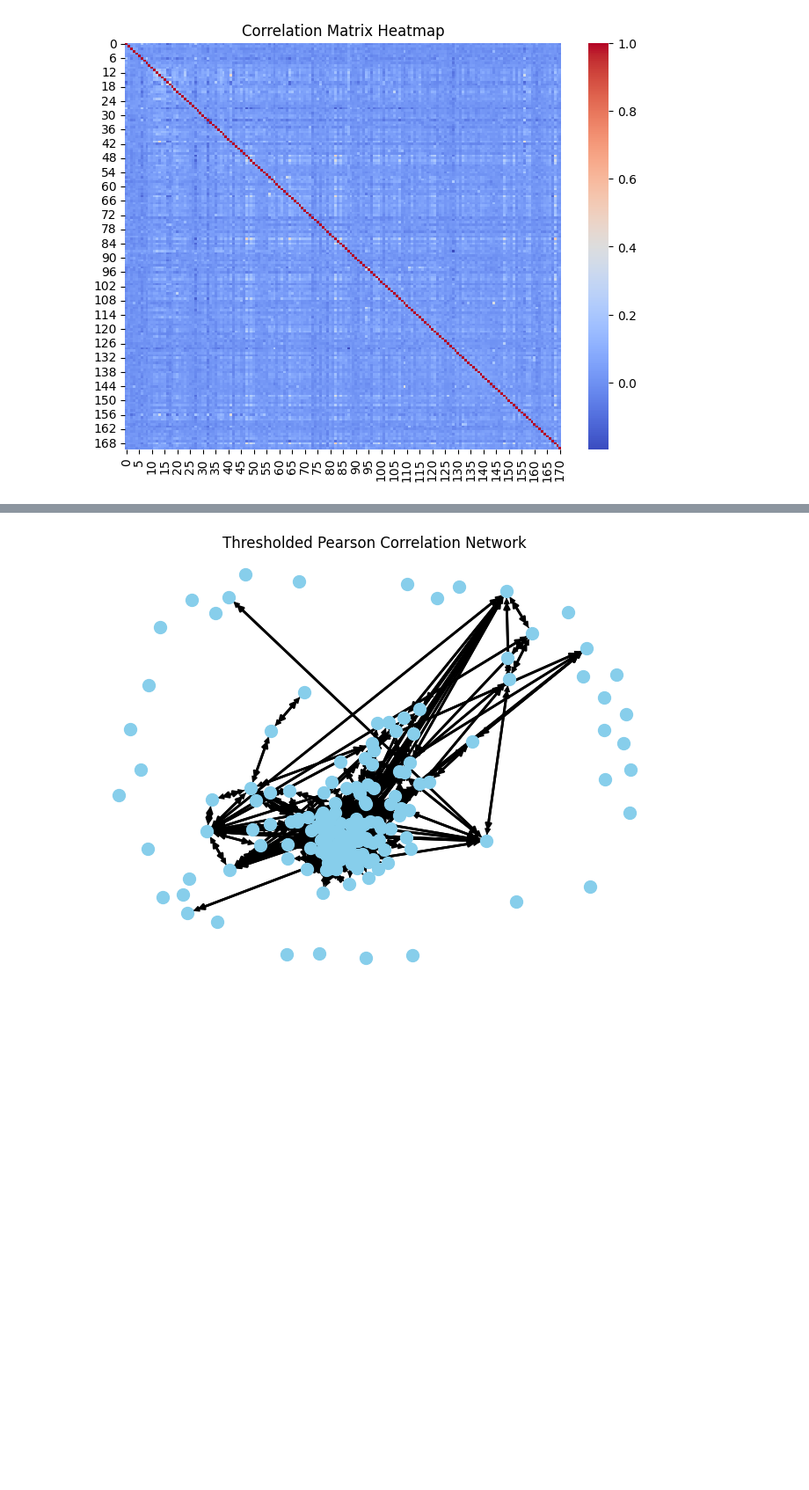
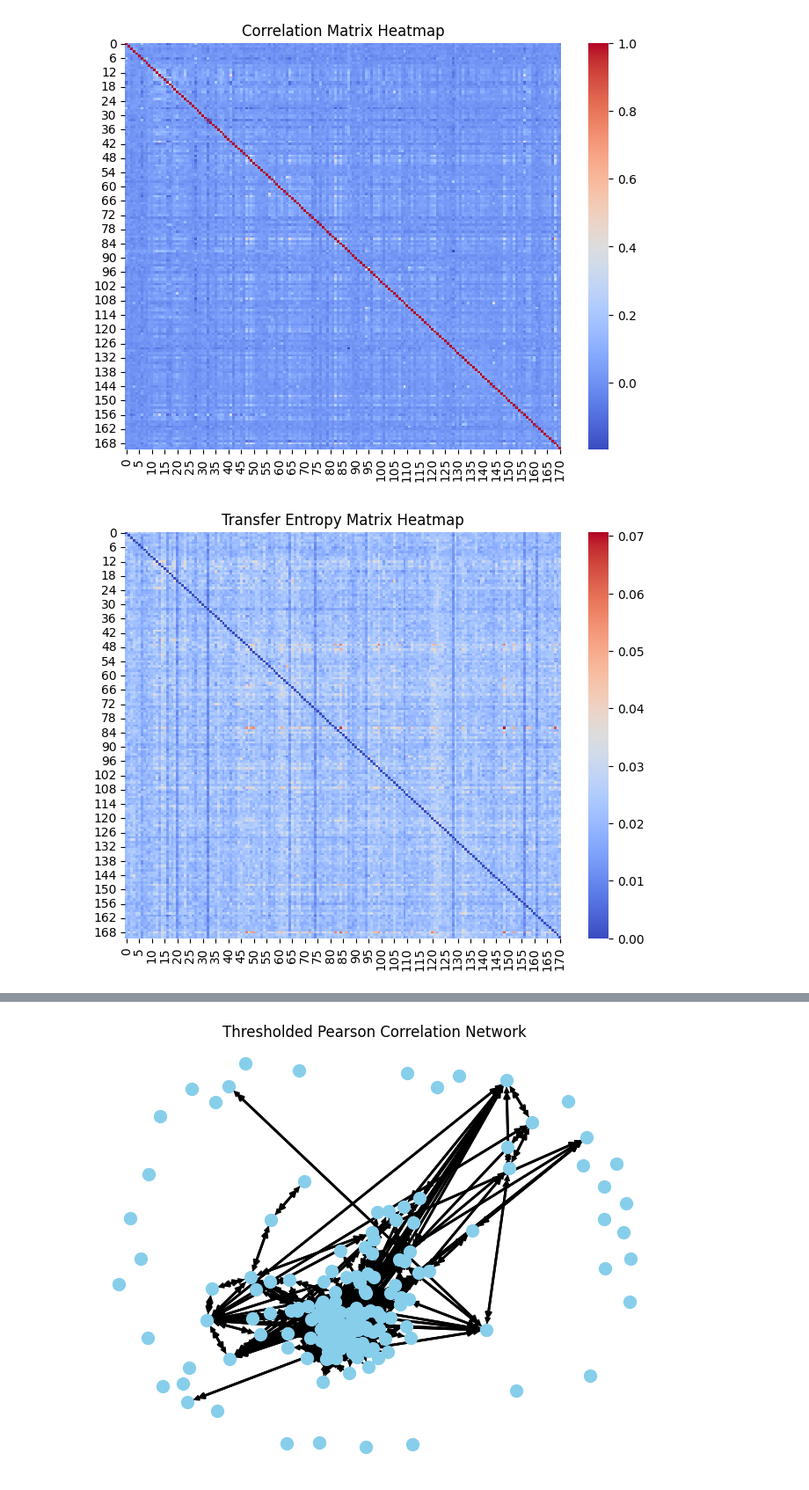
Before and after one commit to c-carolinel/jc, a Jupyter notebook: 1_preprocessing.ipynb, the cells around one changed output, grey strips where cells are left out. Shown at 88% size. Cells and saved outputs as stored; diff of their text form; code cells hidden in the pictures; blank space fills up the shorter version.

Commit message:
fixed transfer entropy heatmap; added: embedding, statistical filtering, correlation matrix w/ statistical tests (p-values)

```diff
--- a/1_preprocessing.ipynb
+++ b/1_preprocessing.ipynb
@@ -31,29 +38,31 @@ plt.show()
 # %% [output]
 [figure]
 # %%
-# # 2.2. Transfer entropy matrix
-# n_neurons = norm_data.shape[0]
+#2.2. Transfer entropy matrix
+n_neurons = norm_data.shape[0]
 
-# # Coalesce the series to positive integers for transfer entropy calculation in PyInform
-# def coalesce_row(row):
-#     # Returns (coalesced_row, base)
-#     return coalesce(row)[0]
-# coalesced_data = np.apply_along_axis(coalesce_row, 1, norm_data)
+# Coalesce the series to positive integers for transfer entropy calculation in PyInform
+def coalesce_row(row):
+    # Returns (coalesced_row, base)
+    return coalesce_series(row)[0]
+coalesced_data = np.apply_along_axis(coalesce_row, 1, norm_data)
 
-# te_matrix = np.zeros((n_neurons, n_neurons))
+te_matrix = np.zeros((n_neurons, n_neurons))
 
-# k = 1  # history length
+k = 1  # history length
 
-# for i in range(n_neurons):
-#     for j in range(n_neurons):
-#         if i != j:
-#             te_matrix[i, j] = transfer_entropy(coalesced_data[i], coalesced_data[j], k=k)
+for i in range(n_neurons):
+    for j in range(n_neurons):
+        if i != j:
+            te_matrix[i, j] = transfer_entropy(coalesced_data[i], coalesced_data[j], k=k)
 
-# # Transfer entropy matrix plot
-# plt.figure(figsize=(8, 6))
-# sns.heatmap(te_matrix, cmap='coolwarm')
-# plt.title('Transfer Entropy Matrix Heatmap')
-# plt.show()
+# Transfer entropy matrix plot
+plt.figure(figsize=(8, 6))
+sns.heatmap(te_matrix, cmap='coolwarm')
+plt.title('Transfer Entropy Matrix Heatmap')
+plt.show()
+# %% [output]
+[figure, added]
 # %%
 # 3. Statistical filtering
 # For each pair:
```
Also changed, not shown: parts of 3 cells of this notebook, 3 other files.
